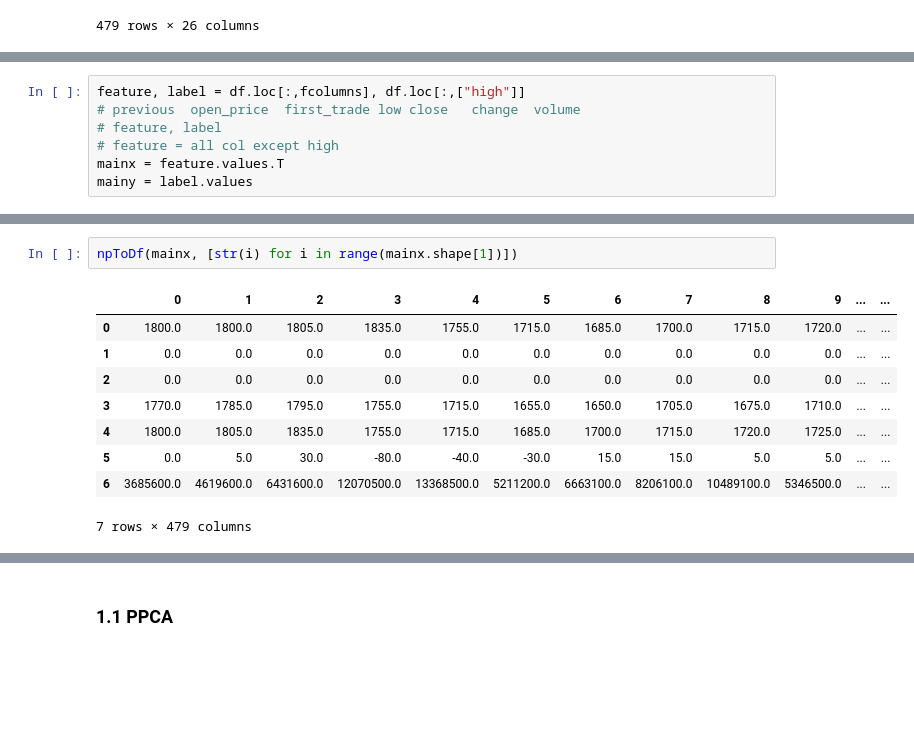
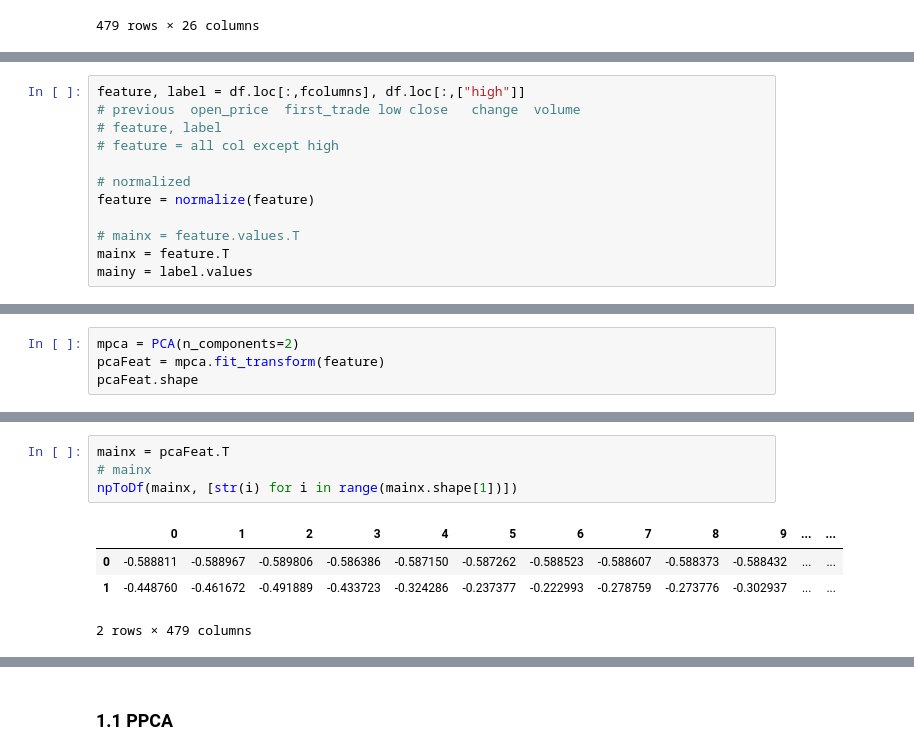
Before and after one commit to adib-enc/ppca, a Jupyter notebook: notebooks/ppca-stock.ipynb, the cells around one changed output, grey strips where cells are left out. Drawn from its saved outputs; the diff is of its cells as text; blank space fills up the shorter version.

```diff
--- a/notebooks/ppca-stock.ipynb
+++ b/notebooks/ppca-stock.ipynb
@@ -162,5 +230,10 @@ feature, label = df.loc[:,fcolumns], df.loc[:,["high"]]
 # previous	open_price	first_trade	low	close	change	volume
 # feature, label
 # feature = all col except high
-mainx = feature.values.T
+
+# normalized
+feature = normalize(feature)
+
+# mainx = feature.values.T
+mainx = feature.T
 mainy = label.values
@@ -166,0 +293,4 @@ mainy = label.values
+# %%
+mpca = PCA(n_components=2)
+pcaFeat = mpca.fit_transform(feature)
+pcaFeat.shape
@@ -167,13 +344,10 @@ mainy = label.values
 # %%
+mainx = pcaFeat.T
+# mainx
 npToDf(mainx, [str(i) for i in range(mainx.shape[1])])
 # %% [output]
 |  | 0 | 1 | 2 | 3 | 4 | 5 | 6 | 7 | 8 | 9 | ... | ... |
-| 0 | 1800.0 | 1800.0 | 1805.0 | 1835.0 | 1755.0 | 1715.0 | 1685.0 | 1700.0 | 1715.0 | 1720.0 | ... | ... |
-| 1 | 0.0 | 0.0 | 0.0 | 0.0 | 0.0 | 0.0 | 0.0 | 0.0 | 0.0 | 0.0 | ... | ... |
-| 2 | 0.0 | 0.0 | 0.0 | 0.0 | 0.0 | 0.0 | 0.0 | 0.0 | 0.0 | 0.0 | ... | ... |
-| 3 | 1770.0 | 1785.0 | 1795.0 | 1755.0 | 1715.0 | 1655.0 | 1650.0 | 1705.0 | 1675.0 | 1710.0 | ... | ... |
-| 4 | 1800.0 | 1805.0 | 1835.0 | 1755.0 | 1715.0 | 1685.0 | 1700.0 | 1715.0 | 1720.0 | 1725.0 | ... | ... |
-| 5 | 0.0 | 5.0 | 30.0 | -80.0 | -40.0 | -30.0 | 15.0 | 15.0 | 5.0 | 5.0 | ... | ... |
-| 6 | 3685600.0 | 4619600.0 | 6431600.0 | 12070500.0 | 13368500.0 | 5211200.0 | 6663100.0 | 8206100.0 | 10489100.0 | 5346500.0 | ... | ... |
+| 0 | -0.588811 | -0.588967 | -0.589806 | -0.586386 | -0.587150 | -0.587262 | -0.588523 | -0.588607 | -0.588373 | -0.588432 | ... | ... |
+| 1 | -0.448760 | -0.461672 | -0.491889 | -0.433723 | -0.324286 | -0.237377 | -0.222993 | -0.278759 | -0.273776 | -0.302937 | ... | ... |
-7 rows × 479 columns
+2 rows × 479 columns
 # %%
```
Also changed, not shown: parts of 27 cells of this notebook, 2 other files.
